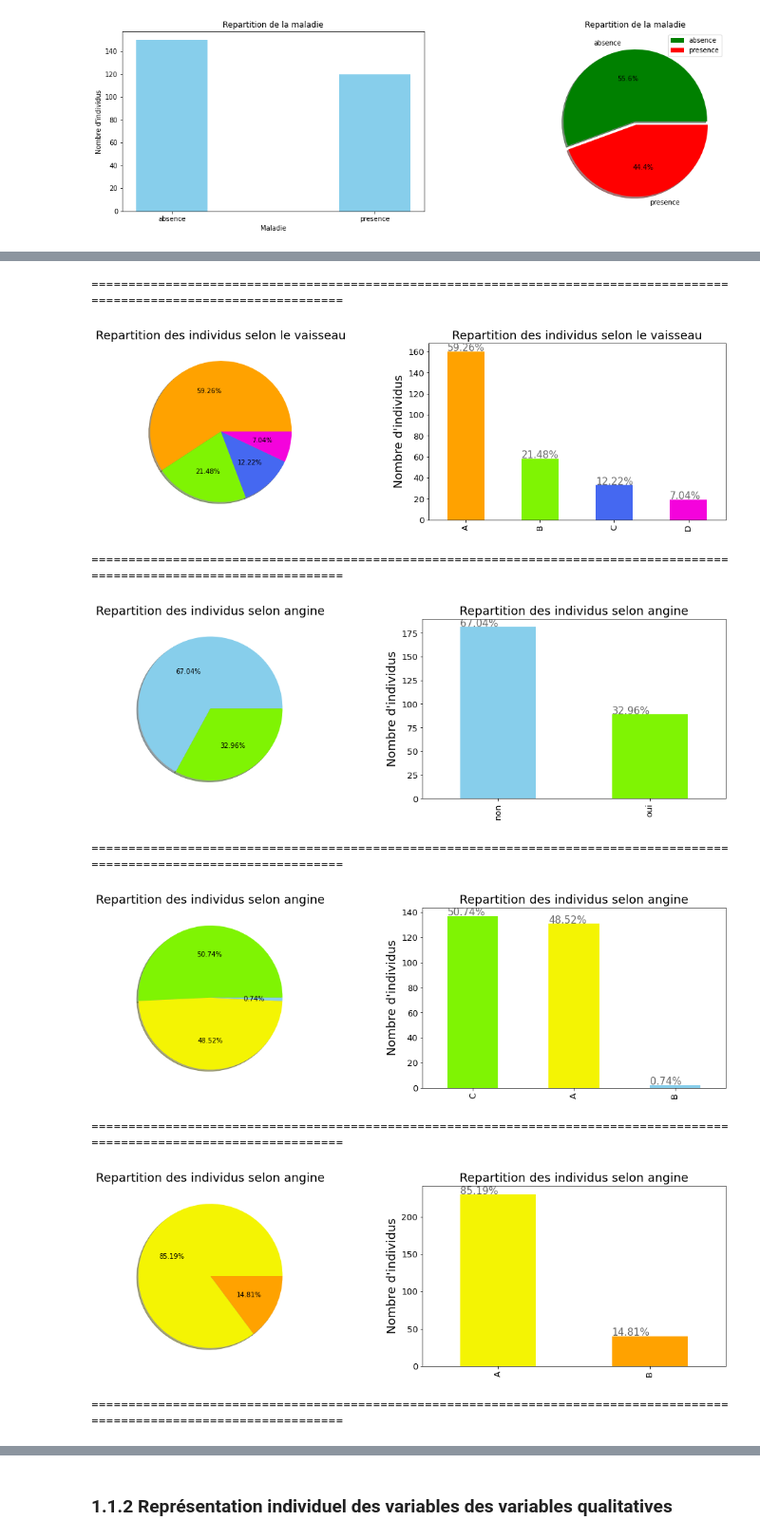
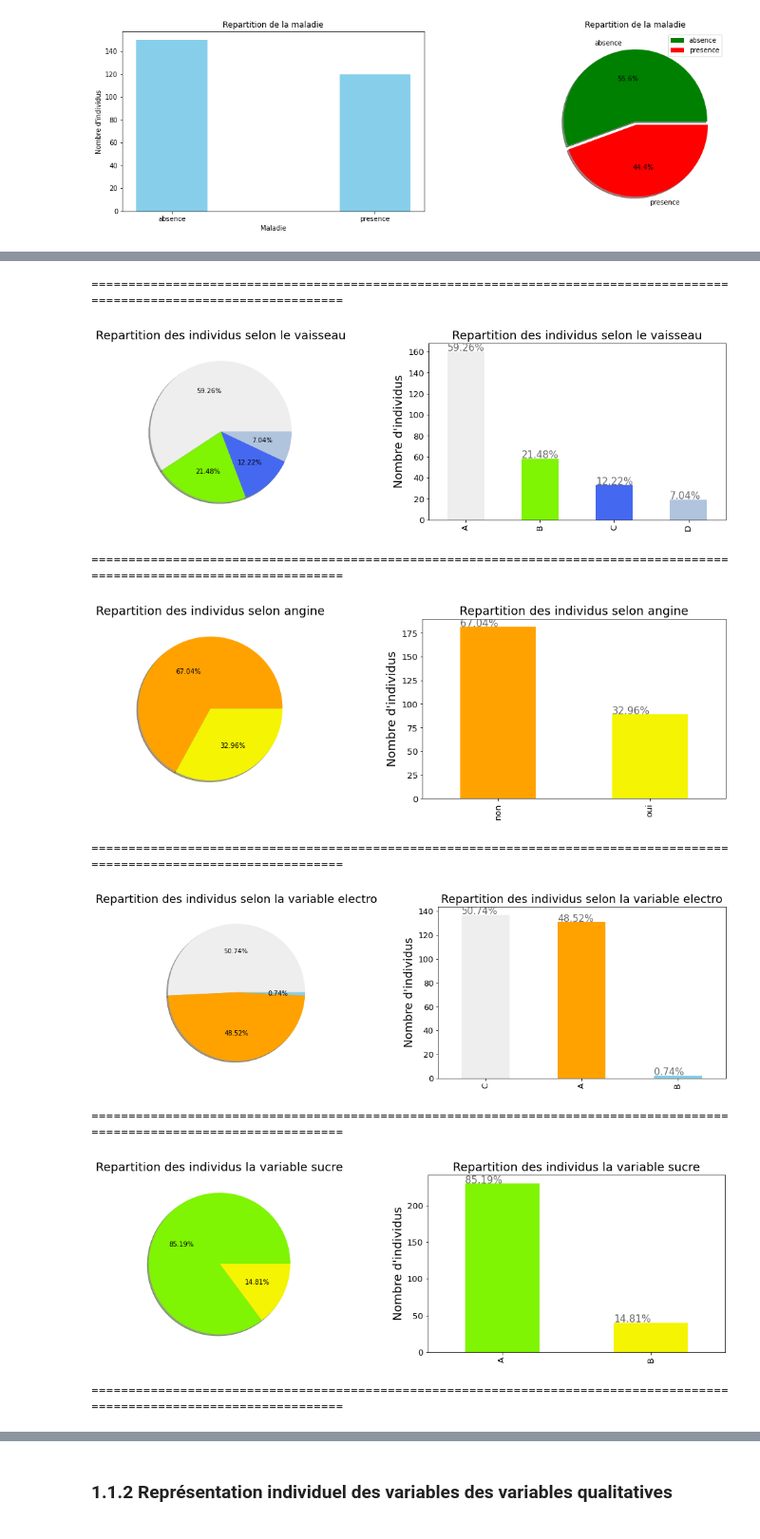
Before and after one commit to kocedric/analyse, a Jupyter notebook: exo1.ipynb, the cells around one changed output, grey strips where cells are left out. Shown at 95% size. Saved outputs shown, nothing was run; the diff lists cells and outputs as text; code cells hidden in the pictures.

```diff
--- a/exo1.ipynb
+++ b/exo1.ipynb
@@ -124,12 +126,12 @@ def pieBar(variable, couleur, titre):
     plt.show()
     print(120*'=')
 # %%
-couleurs = ['SkyBlue', '#4568f1', '#f4f403', '#EEEEEE', '#7ff403', '#f403dc', '#ffa200']
+couleurs = ['SkyBlue', '#4568f1', '#f4f403', '#EEEEEE', '#7ff403', '#f403dc', '#ffa200', 'MidnightBlue','LightSteelBlue']
 
 pieBar(variable='sexe', couleur=sample(couleurs, k=2), titre='Repartition des individus selon le sexe')
 pieBar(variable='vaisseau', couleur=sample(couleurs, k=4), titre='Repartition des individus selon le vaisseau')
 pieBar(variable='angine', couleur=sample(couleurs, k=2), titre='Repartition des individus selon angine')
-pieBar(variable='electro', couleur=sample(couleurs, k=3), titre='Repartition des individus selon angine')
-pieBar(variable='sucre', couleur=sample(couleurs, k=2), titre='Repartition des individus selon angine')
-pieBar(variable='pic', couleur=sample(couleurs, k=3), titre='Repartition des individus selon angine')
+pieBar(variable='electro', couleur=sample(couleurs, k=3), titre='Repartition des individus selon la variable electro')
+pieBar(variable='sucre', couleur=sample(couleurs, k=2), titre='Repartition des individus la variable sucre')
+pieBar(variable='pic', couleur=sample(couleurs, k=3), titre='Repartition des individus selon le pic')
 # %% [output]
@@ -137,9 +139,9 @@ pieBar(variable='pic', couleur=sample(couleurs, k=3), titre='Repartition des ind
 ========================================================================================================================
-[figure, old version]
+[figure, new version]
 ========================================================================================================================
-[figure, old version]
+[figure, new version]
 ========================================================================================================================
-[figure, old version]
+[figure, new version]
 ========================================================================================================================
-[figure, old version]
+[figure, new version]
 ========================================================================================================================
```
Also changed, not shown: parts of 42 cells of this notebook.
